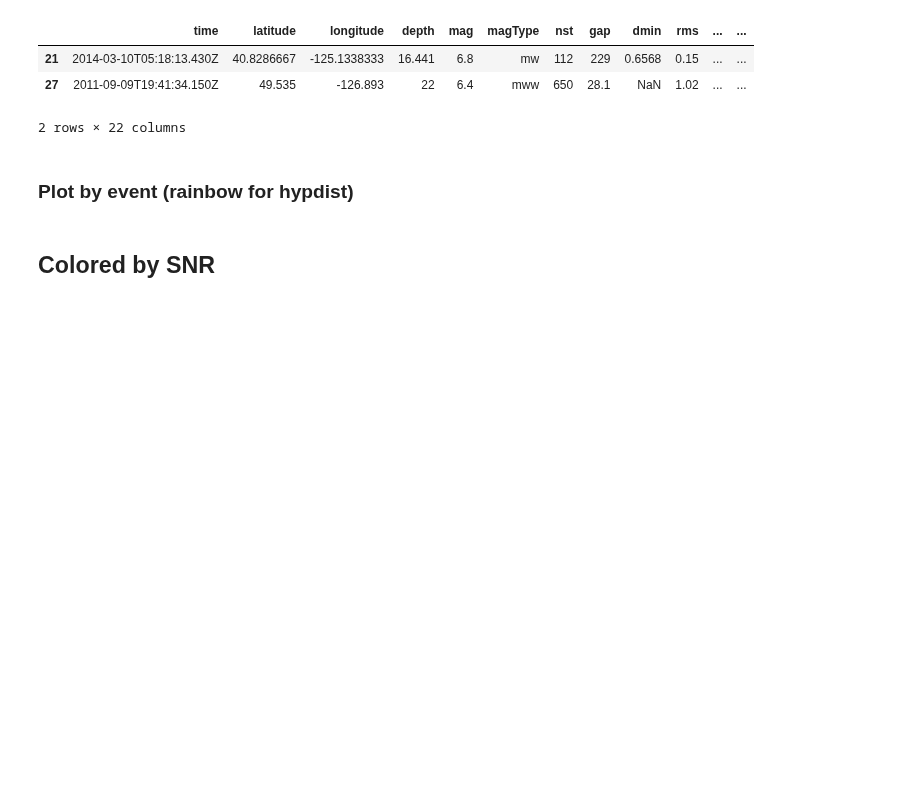
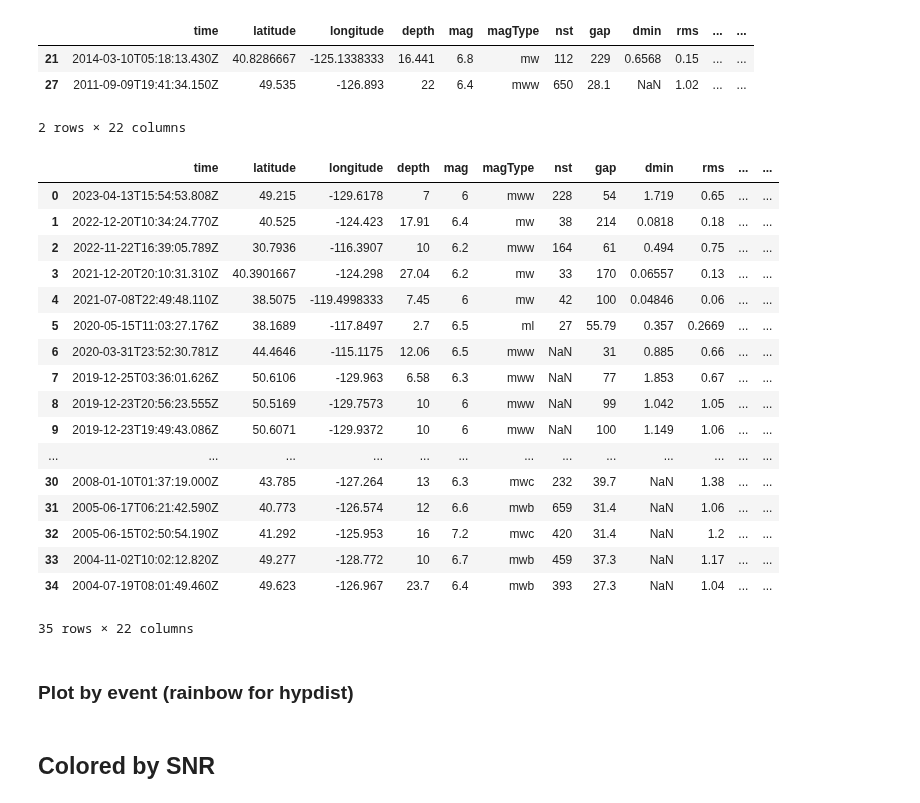
Before and after one commit to UO-Geophysics/strain, a Jupyter notebook: ipynbs/manuscript_figures/Figure3_peak_strain_by_eqs_NA.ipynb, the cells around one changed output. Cells and saved outputs as stored; diff of their text form; code cells hidden in the pictures; blank space fills up the shorter version.

```diff
--- a/ipynbs/manuscript_figures/Figure3_peak_strain_by_eqs_NA.ipynb
+++ b/ipynbs/manuscript_figures/Figure3_peak_strain_by_eqs_NA.ipynb
@@ -61,6 +63,27 @@ hyp_eqs
 | 21 | 2014-03-10T05:18:13.430Z | 40.8286667 | -125.1338333 | 16.441 | 6.8 | mw | 112 | 229 | 0.6568 | 0.15 | ... | ... |
 | 27 | 2011-09-09T19:41:34.150Z | 49.535 | -126.893 | 22 | 6.4 | mww | 650 | 28.1 | NaN | 1.02 | ... | ... |
 2 rows × 22 columns
+# %%
+earthquakes
+# %% [output]
+|  | time | latitude | longitude | depth | mag | magType | nst | gap | dmin | rms | ... | ... |
+| 0 | 2023-04-13T15:54:53.808Z | 49.215 | -129.6178 | 7 | 6 | mww | 228 | 54 | 1.719 | 0.65 | ... | ... |
+| 1 | 2022-12-20T10:34:24.770Z | 40.525 | -124.423 | 17.91 | 6.4 | mw | 38 | 214 | 0.0818 | 0.18 | ... | ... |
+| 2 | 2022-11-22T16:39:05.789Z | 30.7936 | -116.3907 | 10 | 6.2 | mww | 164 | 61 | 0.494 | 0.75 | ... | ... |
+| 3 | 2021-12-20T20:10:31.310Z | 40.3901667 | -124.298 | 27.04 | 6.2 | mw | 33 | 170 | 0.06557 | 0.13 | ... | ... |
+| 4 | 2021-07-08T22:49:48.110Z | 38.5075 | -119.4998333 | 7.45 | 6 | mw | 42 | 100 | 0.04846 | 0.06 | ... | ... |
+| 5 | 2020-05-15T11:03:27.176Z | 38.1689 | -117.8497 | 2.7 | 6.5 | ml | 27 | 55.79 | 0.357 | 0.2669 | ... | ... |
+| 6 | 2020-03-31T23:52:30.781Z | 44.4646 | -115.1175 | 12.06 | 6.5 | mww | NaN | 31 | 0.885 | 0.66 | ... | ... |
+| 7 | 2019-12-25T03:36:01.626Z | 50.6106 | -129.963 | 6.58 | 6.3 | mww | NaN | 77 | 1.853 | 0.67 | ... | ... |
+| 8 | 2019-12-23T20:56:23.555Z | 50.5169 | -129.7573 | 10 | 6 | mww | NaN | 99 | 1.042 | 1.05 | ... | ... |
+| 9 | 2019-12-23T19:49:43.086Z | 50.6071 | -129.9372 | 10 | 6 | mww | NaN | 100 | 1.149 | 1.06 | ... | ... |
+| ... | ... | ... | ... | ... | ... | ... | ... | ... | ... | ... | ... | ... |
+| 30 | 2008-01-10T01:37:19.000Z | 43.785 | -127.264 | 13 | 6.3 | mwc | 232 | 39.7 | NaN | 1.38 | ... | ... |
+| 31 | 2005-06-17T06:21:42.590Z | 40.773 | -126.574 | 12 | 6.6 | mwb | 659 | 31.4 | NaN | 1.06 | ... | ... |
+| 32 | 2005-06-15T02:50:54.190Z | 41.292 | -125.953 | 16 | 7.2 | mwc | 420 | 31.4 | NaN | 1.2 | ... | ... |
+| 33 | 2004-11-02T10:02:12.820Z | 49.277 | -128.772 | 10 | 6.7 | mwb | 459 | 37.3 | NaN | 1.17 | ... | ... |
+| 34 | 2004-07-19T08:01:49.460Z | 49.623 | -126.967 | 23.7 | 6.4 | mwb | 393 | 27.3 | NaN | 1.04 | ... | ... |
+35 rows × 22 columns
 # %% [markdown]
 ### Plot by event (rainbow for hypdist)
 # %%
```
Also changed, not shown: parts of 3 cells of this notebook, 5 other files.
